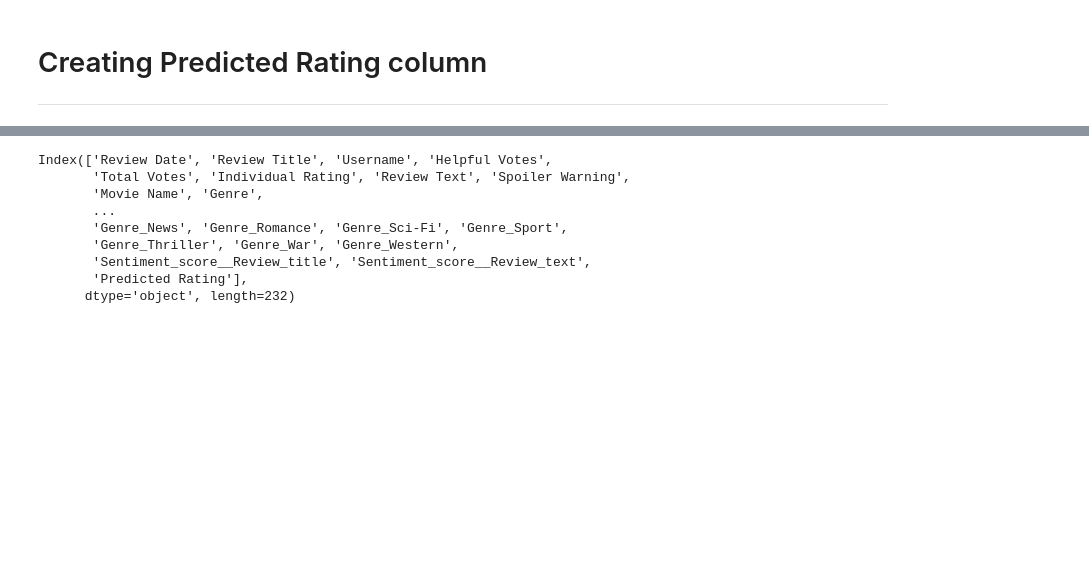
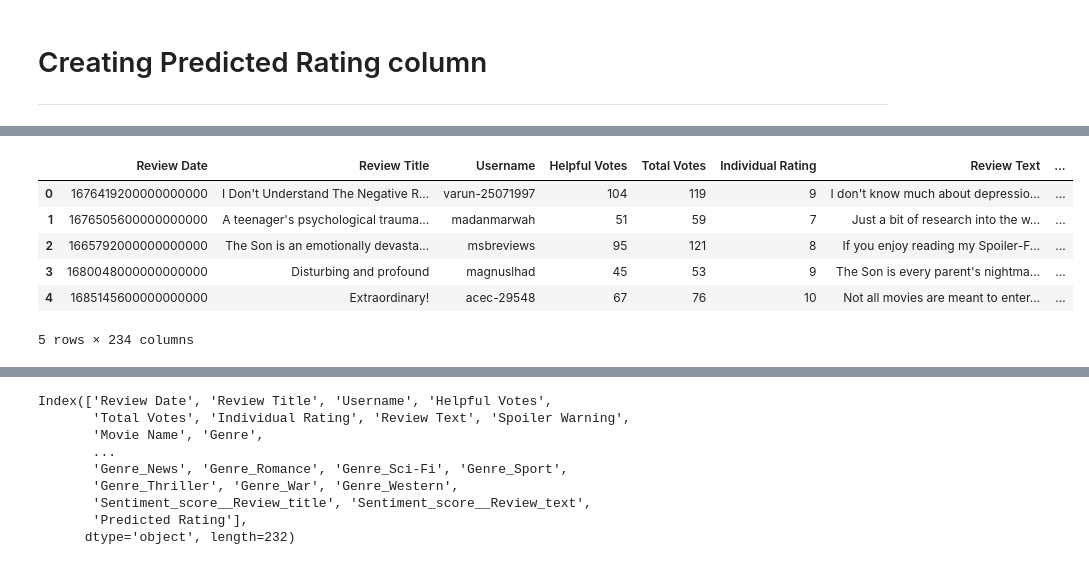
Before and after one commit to shreyashguptas/IMDb_movie_review_sentiment_analysis, a Jupyter notebook: IMDb_webscrapping_script.ipynb, the cells around one changed output, grey strips where cells are left out. Cells and saved outputs as stored; diff of their text form; code cells hidden in the pictures; blank space fills up the shorter version.

```diff
--- a/IMDb_webscrapping_script.ipynb
+++ b/IMDb_webscrapping_script.ipynb
@@ -1126,0 +818,47 @@ all_final_reviews_df
+# %%
+import pandas as pd
+import tensorflow as tf
+from tensorflow.keras.models import Sequential
+from tensorflow.keras.layers import Dense
+from sklearn.preprocessing import StandardScaler
+
+all_final_reviews_df['Release_date_actual'] = pd.to_datetime(all_final_reviews_df['Release_date_actual']).astype(int)
+all_final_reviews_df['Review Date'] = pd.to_datetime(all_final_reviews_df['Review Date']).astype(int)
+
+# Assuming all_final_reviews_df is your dataframe
+# First, separate your features (X) and target variable (y)
+X = all_final_reviews_df.drop(columns=['Review Title', 'Username', 'Review Text', 'Movie Name', 'Genre', 'Rating', 'Release Date', 'Review Date'])
+y = all_final_reviews_df['Individual Rating']
+
+# Scale the features
+scaler = StandardScaler()
+X_scaled = scaler.fit_transform(X)
+
+# Enable GPU support
+physical_devices = tf.config.list_physical_devices('GPU')
+if len(physical_devices) > 0:
+    tf.config.experimental.set_memory_growth(physical_devices[0], True)
+
+# Define the neural network model
+model = Sequential([
+    Dense(128, activation='relu', input_shape=(X_scaled.shape[1],)),
+    Dense(64, activation='relu'),
+    Dense(32, activation='relu'),
+    Dense(1)  # Output layer with a single unit for regression
+])
+
+# Compile the model
+model.compile(optimizer='adam', loss='mean_squared_error', metrics=['mean_absolute_error'])
+
+# Train the model on the entire dataset
+model.fit(X_scaled, y, epochs=10, batch_size=32)
+
+# Predict the ratings for the entire dataset
+y_pred = model.predict(X_scaled)
+
+# Add the predictions back to the dataframe
+all_final_reviews_df['Predicted Rating'] = y_pred.flatten()
+
+# Display the updated dataframe
+all_final_reviews_df.head()
+# %% [output]
@@ -1126,0 +882,7 @@ all_final_reviews_df
+|  | Review Date | Review Title | Username | Helpful Votes | Total Votes | Individual Rating | Review Text | ... |
+| 0 | 1676419200000000000 | I Don't Understand The Negative R... | varun-25071997 | 104 | 119 | 9 | I don't know much about depressio... | ... |
+| 1 | 1676505600000000000 | A teenager's psychological trauma... | madanmarwah | 51 | 59 | 7 | Just a bit of research into the w... | ... |
+| 2 | 1665792000000000000 | The Son is an emotionally devasta... | msbreviews | 95 | 121 | 8 | If you enjoy reading my Spoiler-F... | ... |
+| 3 | 1680048000000000000 | Disturbing and profound | magnuslhad | 45 | 53 | 9 | The Son is every parent's nightma... | ... |
+| 4 | 1685145600000000000 | Extraordinary! | acec-29548 | 67 | 76 | 10 | Not all movies are meant to enter... | ... |
+5 rows × 234 columns
```
Also changed, not shown: parts of 45 cells of this notebook.
